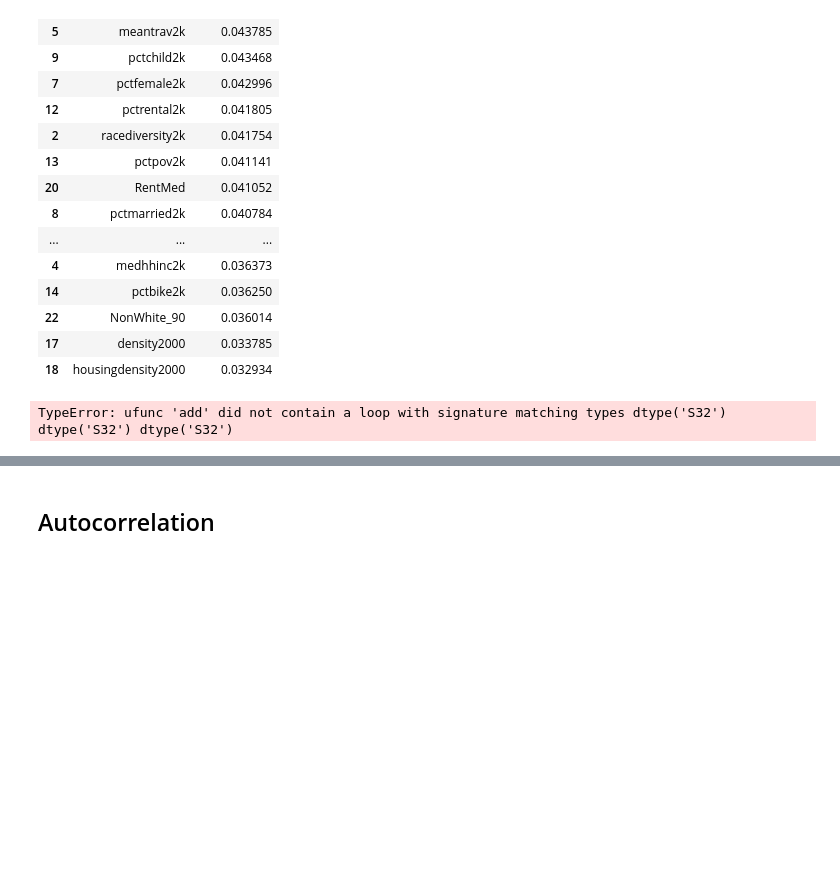
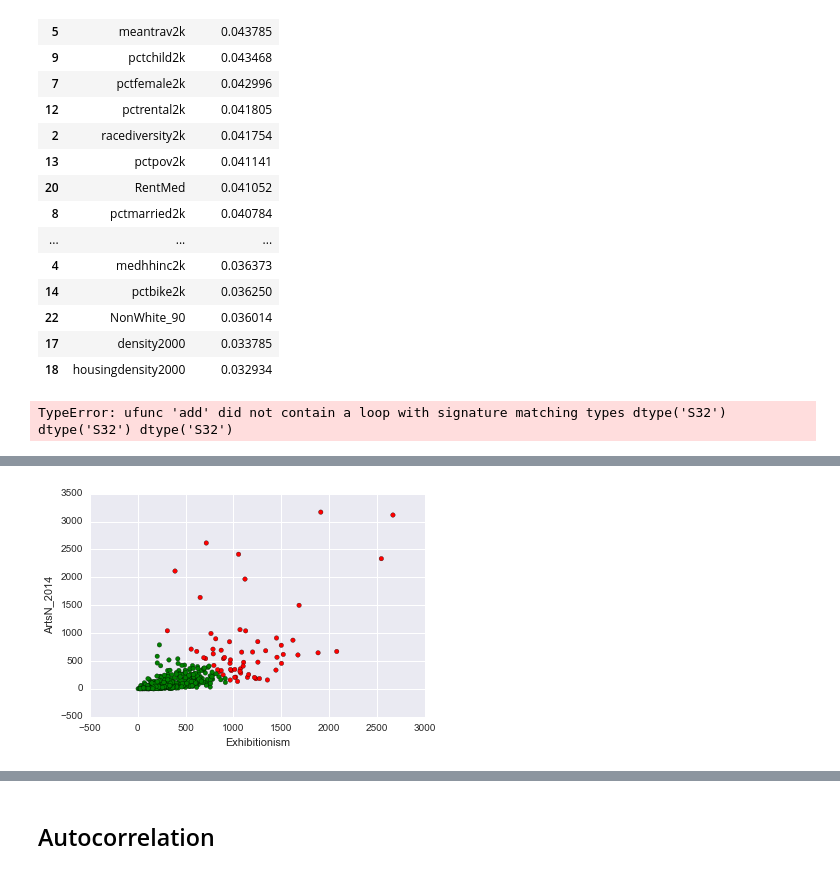
Before and after one commit to cysakamoto/GA_DataScience_FinalProject, a Jupyter notebook: Final Project.ipynb, the cells around one changed output, grey strips where cells are left out. Saved outputs shown, nothing was run; the diff lists cells and outputs as text; code cells hidden in the pictures; blank space fills up the shorter version.

```diff
--- a/Final Project.ipynb
+++ b/Final Project.ipynb
@@ -718,0 +686,6 @@ TypeError: ufunc 'add' did not contain a loop with signature matching types dtyp
+# %%
+def set_colors(labels, colors='rgbykcm'):
+    colored_labels = []
+    for label in labels:
+        colored_labels.append(colors[label])
+    return colored_labels
@@ -718,0 +697,15 @@ TypeError: ufunc 'add' did not contain a loop with signature matching types dtyp
+# %%
+# Fit a k-means estimator
+estimator = KMeans(n_clusters=2)
+X = df[["Exhibitionism", "ArtsN_2014"]]
+estimator.fit(X)
+# Clusters are given in the labels_ attribute
+labels = estimator.labels_
+# Plot the data
+colors = set_colors(labels)
+plt.scatter(df["Exhibitionism"], df["ArtsN_2014"], c=colors)
+plt.xlabel("Exhibitionism")
+plt.ylabel("ArtsN_2014")
+plt.show()
+# %% [output]
+[figure, added]
```
Also changed, not shown: parts of 29 cells of this notebook, 2 other files.
